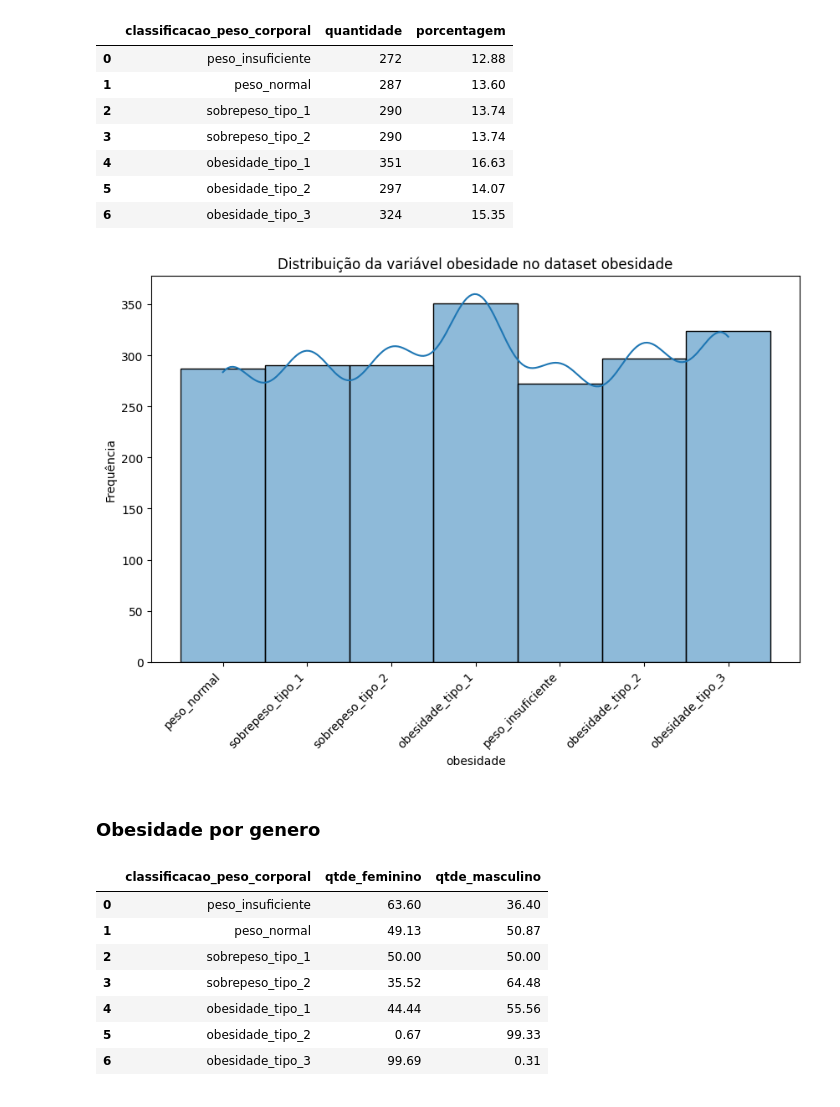
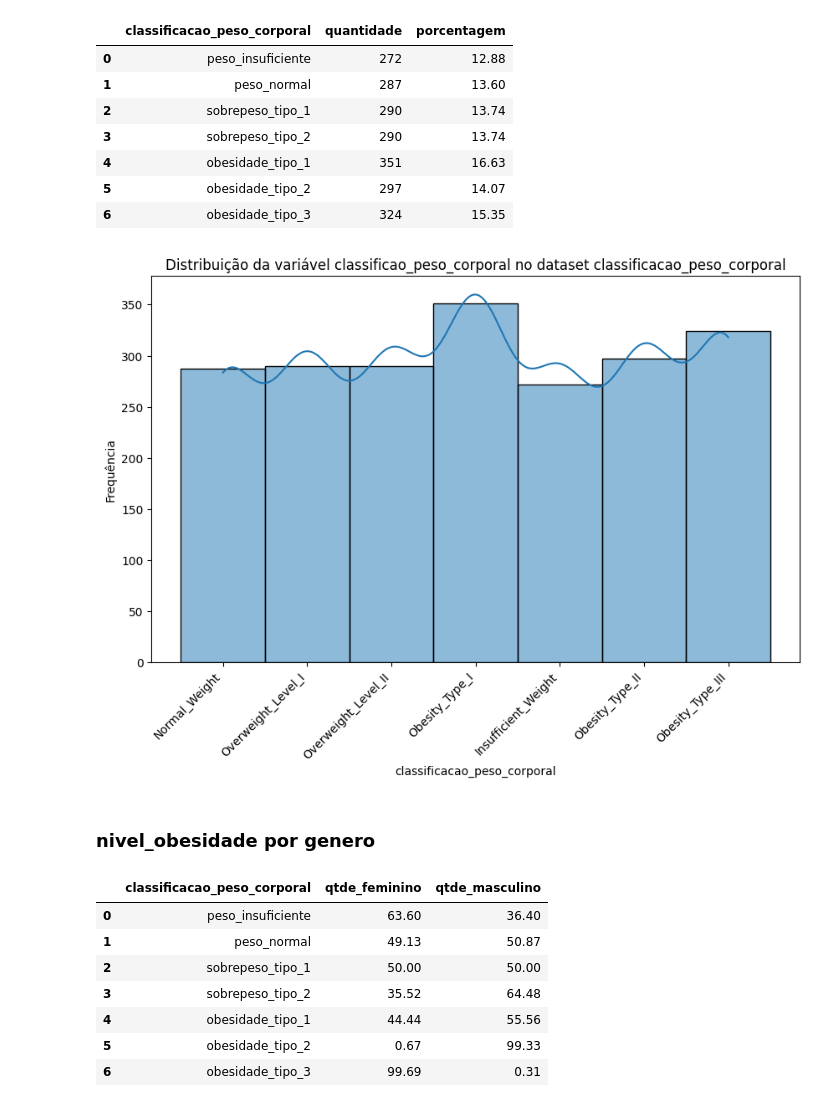
Before and after one commit to bernardo-seg/tech-challenge-obesidade, a Jupyter notebook: Tech_Challenge_4_Data_viz_and_production_models.ipynb, the cells around one changed output. Saved outputs shown, nothing was run; the diff lists cells and outputs as text; code cells hidden in the pictures.

```diff
--- a/Tech_Challenge_4_Data_viz_and_production_models.ipynb
+++ b/Tech_Challenge_4_Data_viz_and_production_models.ipynb
@@ -333,2 +403,0 @@ dtype: int64
-# %%
-df.scc = df.scc.map(mapa_sim_nao)
@@ -373,2 +403,0 @@ dtype: int64
-# %%
-df.calc = df.calc.map(mapa_frequencia)
@@ -427,2 +403,0 @@ mapa_transporte = {
-# %%
-df.mtrans = df.mtrans.map(mapa_transporte)
@@ -478,2 +403,0 @@ mapa_obesidade = {
-# %%
-df.obesidade = df.obesidade.map(mapa_obesidade)
@@ -564,10 +617,10 @@ display(obesidade_counts)
 | 5 | obesidade_tipo_2 | 297 | 14.07 |
 | 6 | obesidade_tipo_3 | 324 | 15.35 |
 # %%
-titulo_histograma_obesidade = 'Distribuição da variável obesidade no dataset obesidade'
-histograma_obesidade = gera_histograma(df, 'obesidade', titulo_histograma_obesidade)
+titulo_histograma_classificacao_peso_corporal = 'Distribuição da variável classificao_peso_corporal no dataset classificacao_peso_corporal'
+histograma_classificacao_peso_corporal = gera_histograma(df, 'classificacao_peso_corporal', titulo_histograma_classificacao_peso_corporal)
 # %% [output]
-[figure, old version]
+[figure, new version]
 # %% [markdown]
-### **Obesidade por genero**
+### **nivel_obesidade por genero**
 # %%
```
Also changed, not shown: parts of 94 cells of this notebook.
